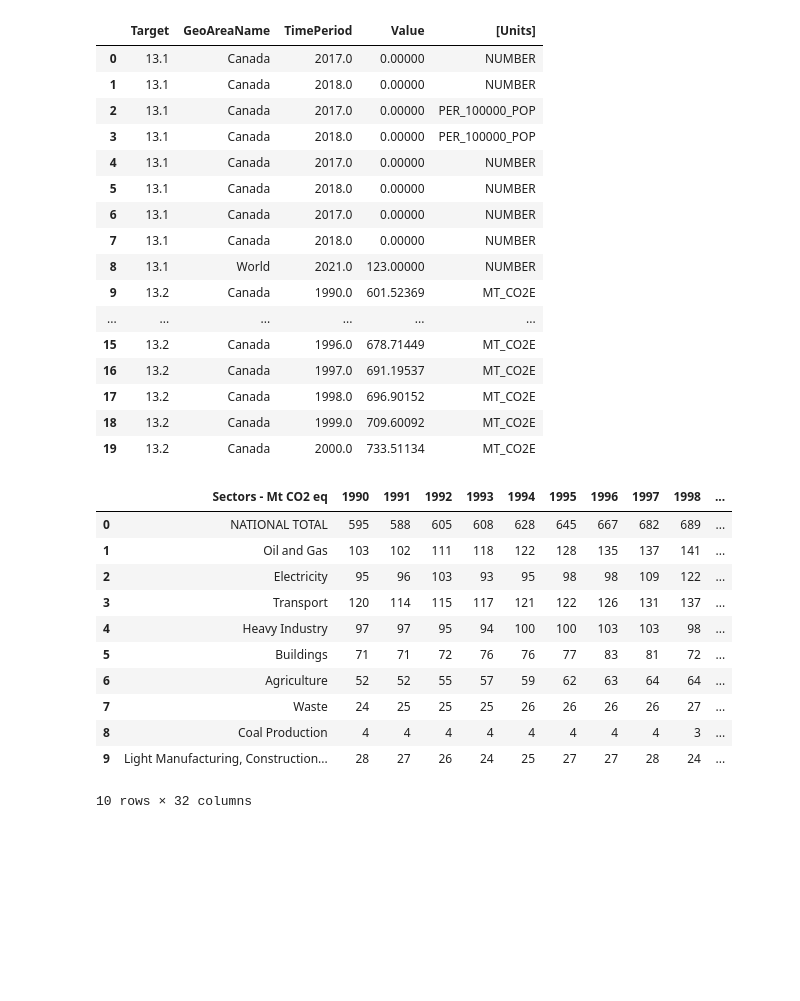
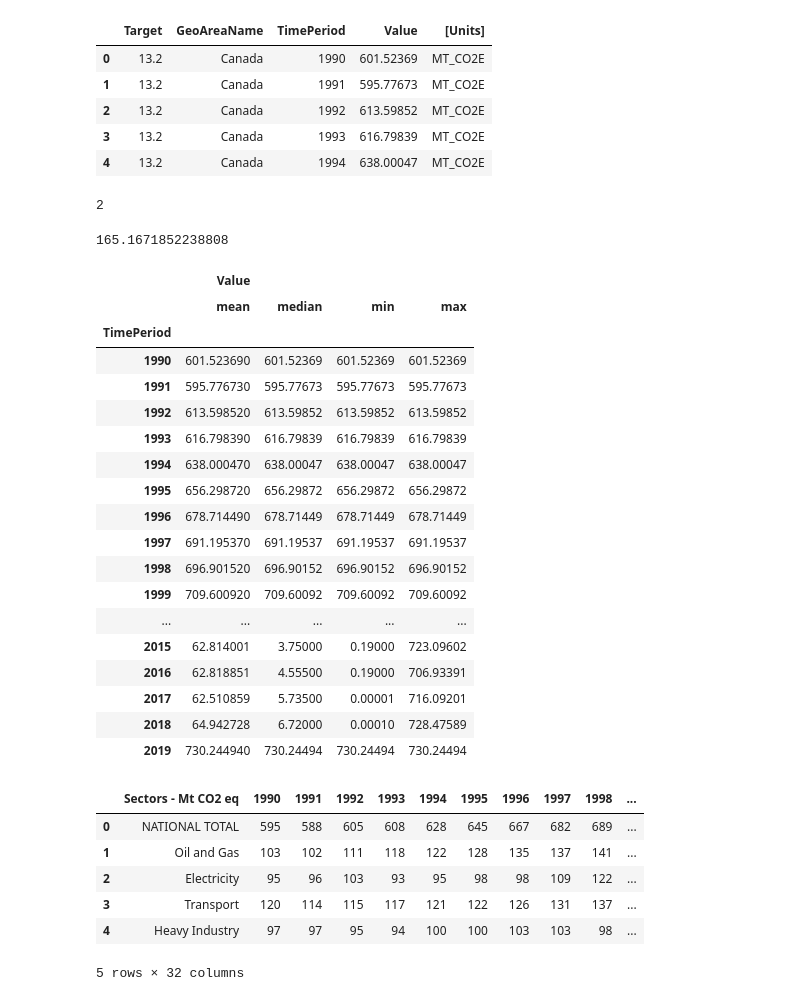
Before and after one commit to fabiomarcullo/Project_1_Climate_Action_Goals, a Jupyter notebook: Project_Sustainability_Data.ipynb, the cells around one changed output. Drawn from its saved outputs; the diff is of its cells as text; code cells hidden in the pictures; blank space fills up the shorter version.

```diff
--- a/Project_Sustainability_Data.ipynb
+++ b/Project_Sustainability_Data.ipynb
@@ -6,33 +6,55 @@ import numpy as np
 import pandas as pd
 # %%
 # Data Source:https://unstats.un.org/sdgs/UNSDGAPIV5/swagger/index.html
-UN_Goals = pd.read_csv("Resources/UN_Goals.csv")
+un_goals = pd.read_csv("Resources/UN_Goals.csv")
 
-UN_Goals_clean = UN_Goals[["Target", 'GeoAreaName', 'TimePeriod', 'Value', '[Units]']]
-UN_Goals_clean.head(20)
+un_goals_clean = un_goals[["Target", 'GeoAreaName', 'TimePeriod', 'Value', '[Units]']]
+un_goals_clean.head()
 # %% [output]
 |  | Target | GeoAreaName | TimePeriod | Value | [Units] |
-| 0 | 13.1 | Canada | 2017.0 | 0.00000 | NUMBER |
-| 1 | 13.1 | Canada | 2018.0 | 0.00000 | NUMBER |
-| 2 | 13.1 | Canada | 2017.0 | 0.00000 | PER_100000_POP |
-| 3 | 13.1 | Canada | 2018.0 | 0.00000 | PER_100000_POP |
-| 4 | 13.1 | Canada | 2017.0 | 0.00000 | NUMBER |
-| 5 | 13.1 | Canada | 2018.0 | 0.00000 | NUMBER |
-| 6 | 13.1 | Canada | 2017.0 | 0.00000 | NUMBER |
-| 7 | 13.1 | Canada | 2018.0 | 0.00000 | NUMBER |
-| 8 | 13.1 | World | 2021.0 | 123.00000 | NUMBER |
-| 9 | 13.2 | Canada | 1990.0 | 601.52369 | MT_CO2E |
-| ... | ... | ... | ... | ... | ... |
-| 15 | 13.2 | Canada | 1996.0 | 678.71449 | MT_CO2E |
-| 16 | 13.2 | Canada | 1997.0 | 691.19537 | MT_CO2E |
-| 17 | 13.2 | Canada | 1998.0 | 696.90152 | MT_CO2E |
-| 18 | 13.2 | Canada | 1999.0 | 709.60092 | MT_CO2E |
-| 19 | 13.2 | Canada | 2000.0 | 733.51134 | MT_CO2E |
+| 0 | 13.2 | Canada | 1990 | 601.52369 | MT_CO2E |
+| 1 | 13.2 | Canada | 1991 | 595.77673 | MT_CO2E |
+| 2 | 13.2 | Canada | 1992 | 613.59852 | MT_CO2E |
+| 3 | 13.2 | Canada | 1993 | 616.79839 | MT_CO2E |
+| 4 | 13.2 | Canada | 1994 | 638.00047 | MT_CO2E |
+# %%
+un_goals_count = len(un_goals_clean['Target'].value_counts())
+un_goals_count
+# %% [output]
+2
+# %%
+un_goal_aveg=un_goals_clean["Value"].mean()
+un_goal_aveg
+# %% [output]
+165.1671852238808
+# %%
+total_un_goals_clean=un_goals_clean.groupby('TimePeriod').agg({'Value':["mean","median","min","max"]})
+total_un_goals_clean
+# %% [output]
+|  | Value |  |  |  |
+|  | mean | median | min | max |
+| TimePeriod |  |  |  |  |
+| 1990 | 601.523690 | 601.52369 | 601.52369 | 601.52369 |
+| 1991 | 595.776730 | 595.77673 | 595.77673 | 595.77673 |
+| 1992 | 613.598520 | 613.59852 | 613.59852 | 613.59852 |
+| 1993 | 616.798390 | 616.79839 | 616.79839 | 616.79839 |
+| 1994 | 638.000470 | 638.00047 | 638.00047 | 638.00047 |
+| 1995 | 656.298720 | 656.29872 | 656.29872 | 656.29872 |
+| 1996 | 678.714490 | 678.71449 | 678.71449 | 678.71449 |
+| 1997 | 691.195370 | 691.19537 | 691.19537 | 691.19537 |
+| 1998 | 696.901520 | 696.90152 | 696.90152 | 696.90152 |
+| 1999 | 709.600920 | 709.60092 | 709.60092 | 709.60092 |
+| ... | ... | ... | ... | ... |
+| 2015 | 62.814001 | 3.75000 | 0.19000 | 723.09602 |
+| 2016 | 62.818851 | 4.55500 | 0.19000 | 706.93391 |
+| 2017 | 62.510859 | 5.73500 | 0.00001 | 716.09201 |
+| 2018 | 64.942728 | 6.72000 | 0.00010 | 728.47589 |
+| 2019 | 730.244940 | 730.24494 | 730.24494 | 730.24494 |
 # %%
 # Data Source: https://data.ec.gc.ca/data/substances/monitor/canada-s-official-greenhouse-gas-inventory/B-Economic-Sector/?lang=en
 
-Canada_Result = pd.read_csv("Resources/Economic_Sector_Canada.csv")
-Canada_Result.head(20)
+canada_result = pd.read_csv("Resources/Economic_Sector_Canada.csv")
+canada_result.head()
 # %% [output]
 |  | Sectors - Mt CO2 eq | 1990 | 1991 | 1992 | 1993 | 1994 | 1995 | 1996 | 1997 | 1998 | ... |
 | 0 | NATIONAL TOTAL | 595 | 588 | 605 | 608 | 628 | 645 | 667 | 682 | 689 | ... |
@@ -40,9 +62,4 @@ Canada_Result.head(20)
 | 2 | Electricity | 95 | 96 | 103 | 93 | 95 | 98 | 98 | 109 | 122 | ... |
 | 3 | Transport | 120 | 114 | 115 | 117 | 121 | 122 | 126 | 131 | 137 | ... |
 | 4 | Heavy Industry | 97 | 97 | 95 | 94 | 100 | 100 | 103 | 103 | 98 | ... |
-| 5 | Buildings | 71 | 71 | 72 | 76 | 76 | 77 | 83 | 81 | 72 | ... |
-| 6 | Agriculture | 52 | 52 | 55 | 57 | 59 | 62 | 63 | 64 | 64 | ... |
-| 7 | Waste | 24 | 25 | 25 | 25 | 26 | 26 | 26 | 26 | 27 | ... |
-| 8 | Coal Production | 4 | 4 | 4 | 4 | 4 | 4 | 4 | 4 | 3 | ... |
-| 9 | Light Manufacturing, Construction... | 28 | 27 | 26 | 24 | 25 | 27 | 27 | 28 | 24 | ... |
-10 rows × 32 columns
+5 rows × 32 columns
```
Also changed, not shown: parts of 2 cells of this notebook.
